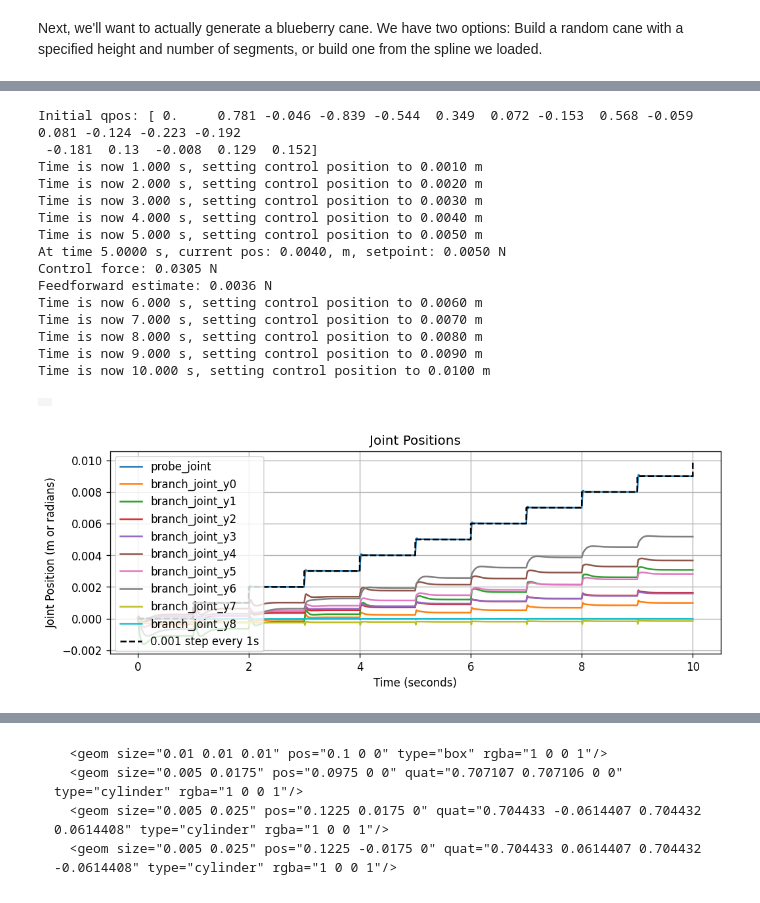
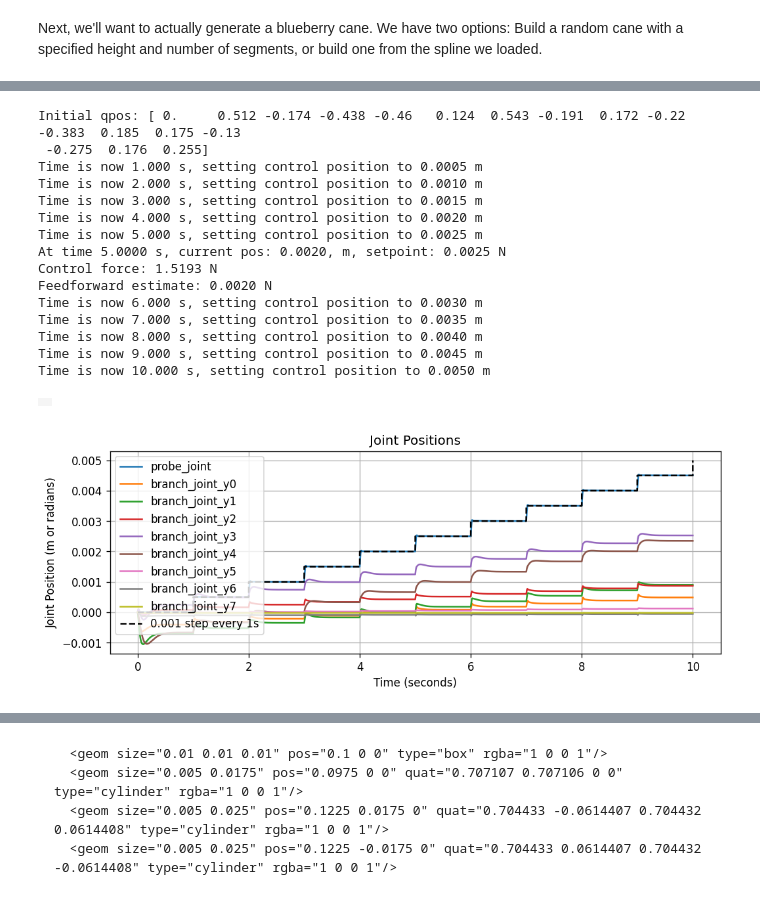
Before and after one commit to Intelligent-Machines-and-Materials-Lab/MuJoCoBlueberryModeling, a Jupyter notebook: src/branchSim.ipynb, the cells around one changed output, grey strips where cells are left out. Cells and saved outputs as stored; diff of their text form; code cells hidden in the pictures.

```diff
--- a/src/branchSim.ipynb
+++ b/src/branchSim.ipynb
@@ -115,10 +110,13 @@ Final segment endpoints:
 [figure]
 # %%
 # Load the diameter data
-data = pd.read_csv('../data/diameters/branch_diameter_data.csv')
+data = pd.read_csv('../data/diameters/offset_branch_diameter_data.csv')
 diameter_data = pd.DataFrame(data, columns=['Bush', 'Branch', 'Location', 'Diameter', 'Height'])
 this_cane_data = diameter_data.query('Bush == ' + str(BUSH_NUM) + ' and Branch == ' + str(BRANCH_NUM))
+# get the height for a specific bush, branch, and location number
+PROBE_HEIGHT = this_cane_data.query('Location == ' +str(TRIAL_NUM))['Height'].values[0]/1000  # convert mm to m
 print(this_cane_data)
+print("Probe height (m): ", PROBE_HEIGHT)
 this_cane_linearfit = np.polyfit(this_cane_data['Height'], this_cane_data['Diameter'], 1)
 def get_rad_at_height(height_in_m):
     diameter = this_cane_linearfit[0]*(height_in_m*1000) + this_cane_linearfit[1] #convert m to mm
@@ -168,7 +167,7 @@ class CaneEditor():
         self.num_segments = len(lengths)
         self.spec.default.joint.stiffness = def_stiff
         self.total_length = sum(lengths)
-        self.E = 2.9e9  # Guess in range for young's modulus for a branch
+        self.E = 4.9e9  # Flexural modulus from average of 6 tested canes
         self.inverted_k_list = []
 
         # find the base body
@@ -503,7 +502,6 @@ with open('../urdf/branch_base.xml', 'r') as f:
 
 editor = CaneEditor(branch_xml)
 USING_PROBE = True
-PROBE_HEIGHT = 0.6
 # %%
 # 2a. Run this one for a randomly generated cane.
 # NUM_SEGMENTS = 2
@@ -615,7 +613,7 @@ with mujoco.Renderer(model, width=640, height=480) as renderer:
   while data.time < DURATION:
     if time_since_last_ctrl_update >= CTRL_POS_UPDATE_RATE:
       time_since_last_ctrl_update = 0.0
-      CTRL_POS += 0.001
+      CTRL_POS += 0.0005  # increase setpoint by 0.5 mm every update
       pid.setpoint = CTRL_POS
       # pid._integral = 0.0  # reset integral term to avoid windup
       print(f"Time is now {data.time:.3f} s, setting control position to {CTRL_POS:.4f} m")
@@ -690,21 +688,21 @@ with mujoco.Renderer(model, width=640, height=480) as renderer:
 # frames = frames_preprocess + frames_stepped
 media.show_video(frames_stepped, fps=FRAMERATE)
 # %% [output]
-Initial qpos: [ 0.     0.781 -0.046 -0.839 -0.544  0.349  0.072 -0.153  0.568 -0.059  0.081 -0.124 -0.223 -0.192
- -0.181  0.13  -0.008  0.129  0.152]
-Time is now 1.000 s, setting control position to 0.0010 m
-Time is now 2.000 s, setting control position to 0.0020 m
-Time is now 3.000 s, setting control position to 0.0030 m
-Time is now 4.000 s, setting control position to 0.0040 m
-Time is now 5.000 s, setting control position to 0.0050 m
-At time 5.0000 s, current pos: 0.0040, m, setpoint: 0.0050 N
-Control force: 0.0305 N
-Feedforward estimate: 0.0036 N
-Time is now 6.000 s, setting control position to 0.0060 m
-Time is now 7.000 s, setting control position to 0.0070 m
-Time is now 8.000 s, setting control position to 0.0080 m
-Time is now 9.000 s, setting control position to 0.0090 m
-Time is now 10.000 s, setting control position to 0.0100 m
+Initial qpos: [ 0.     0.512 -0.174 -0.438 -0.46   0.124  0.543 -0.191  0.172 -0.22  -0.383  0.185  0.175 -0.13
+ -0.275  0.176  0.255]
+Time is now 1.000 s, setting control position to 0.0005 m
+Time is now 2.000 s, setting control position to 0.0010 m
+Time is now 3.000 s, setting control position to 0.0015 m
+Time is now 4.000 s, setting control position to 0.0020 m
+Time is now 5.000 s, setting control position to 0.0025 m
+At time 5.0000 s, current pos: 0.0020, m, setpoint: 0.0025 N
+Control force: 1.5193 N
+Feedforward estimate: 0.0020 N
+Time is now 6.000 s, setting control position to 0.0030 m
+Time is now 7.000 s, setting control position to 0.0035 m
+Time is now 8.000 s, setting control position to 0.0040 m
+Time is now 9.000 s, setting control position to 0.0045 m
+Time is now 10.000 s, setting control position to 0.0050 m
 |  |
 # %%
 dpi = 120
@@ -716,32 +714,32 @@ fig, ax = plt.subplots(figsize=figsize, dpi=dpi)
 pos_array = np.array(posvals)  # shape: (timesteps, njnt)
   # shape: (timesteps, njnt)
 for j in range(model.njnt):
     # Get joint name using the MuJoCo API
     joint_name = model.joint(j).name
     # don't plot if joint name contains "branch joint x"ArithmeticError
     if "x" not in joint_name:
         ax.plot(timevals, pos_array[:, j]-zero_pos[j], label=joint_name)
 
 
 ax.set_title("Joint Positions")
 ax.set_ylabel("Joint Position (m or radians)")
 ax.set_xlabel("Time (seconds)")
 
 # Add a reference line that steps up by 0.001 every 1 second
-step_height = 0.001
+step_height = 0.0005
 step_interval = 1.0
 step_times = np.arange(0, timevals[-1]+step_interval, step_interval)
 step_values = np.arange(0, step_height*len(step_times), step_height)
 # Interpolate to match the timevals for plotting as a step function
 step_ref = np.zeros_like(timevals)
 for i, t in enumerate(timevals):
     idx = np.searchsorted(step_times, t, side='right')
     step_ref[i] = step_values[idx-1]
 ax.step(timevals, step_ref, where='post', linestyle='--', color='black', label='0.001 step every 1s')
 ax.legend()
 ax.grid(True)
 
 # filename = f"../images/plots/joint_positions_kv{int(model.actuator(0).gainprm[0])}_dt{model.opt.timestep}.png"
 # fig.savefig(filename)
 # %% [output]
-[figure, old version]
+[figure, new version]
```
Also changed, not shown: parts of 7 cells of this notebook.
